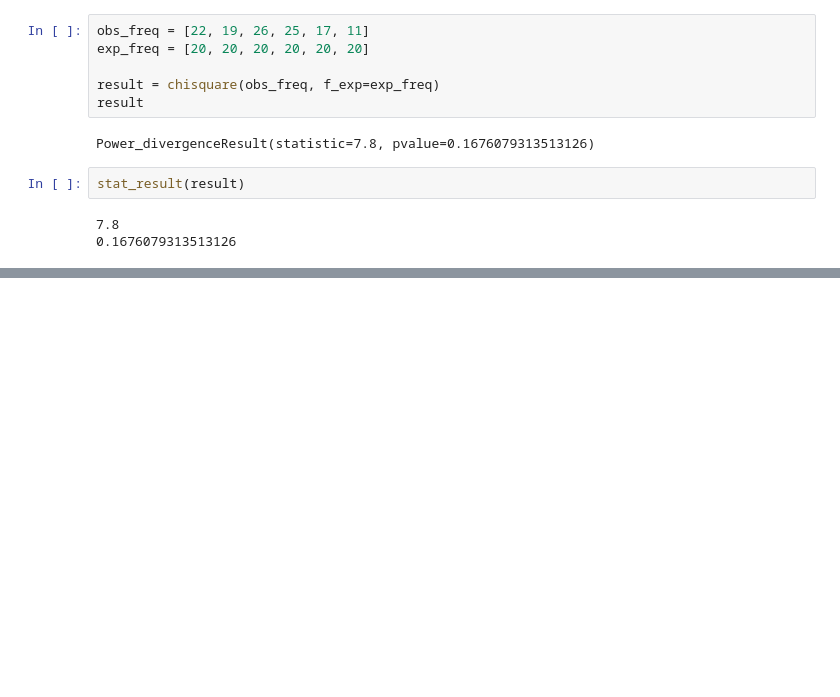
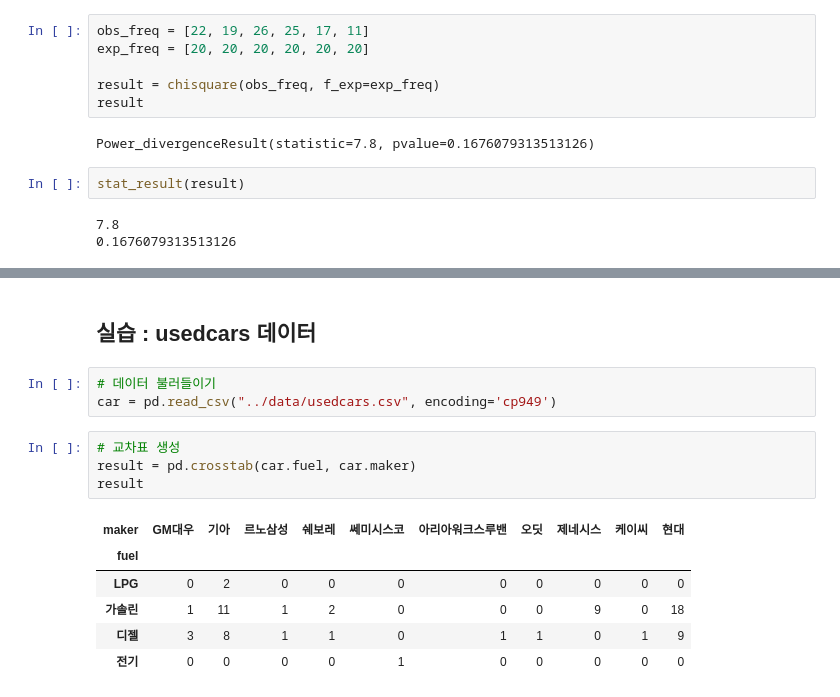
Before and after one commit to InryeolChoi/model_analysis, a Jupyter notebook: theory_stat/analysis_1.ipynb, the cells around one changed output, grey strips where cells are left out. Cells and saved outputs as stored; diff of their text form; blank space fills up the shorter version.

```diff
--- a/theory_stat/analysis_1.ipynb
+++ b/theory_stat/analysis_1.ipynb
@@ -43,0 +78,16 @@ stat_result(result)
+# %% [markdown]
+## 실습 : usedcars 데이터
+# %%
+# 데이터 불러들이기
+car = pd.read_csv("../data/usedcars.csv", encoding='cp949')
+# %%
+# 교차표 생성
+result = pd.crosstab(car.fuel, car.maker)
+result
+# %% [output]
+| maker | GM대우 | 기아 | 르노삼성 | 쉐보레 | 쎄미시스코 | 아리아워크스루밴 | 오딧 | 제네시스 | 케이씨 | 현대 |
+| fuel |  |  |  |  |  |  |  |  |  |  |
+| LPG | 0 | 2 | 0 | 0 | 0 | 0 | 0 | 0 | 0 | 0 |
+| 가솔린 | 1 | 11 | 1 | 2 | 0 | 0 | 0 | 9 | 0 | 18 |
+| 디젤 | 3 | 8 | 1 | 1 | 0 | 1 | 1 | 0 | 1 | 9 |
+| 전기 | 0 | 0 | 0 | 0 | 1 | 0 | 0 | 0 | 0 | 0 |
```
Also changed, not shown: parts of 21 cells of this notebook, 2 other files.
